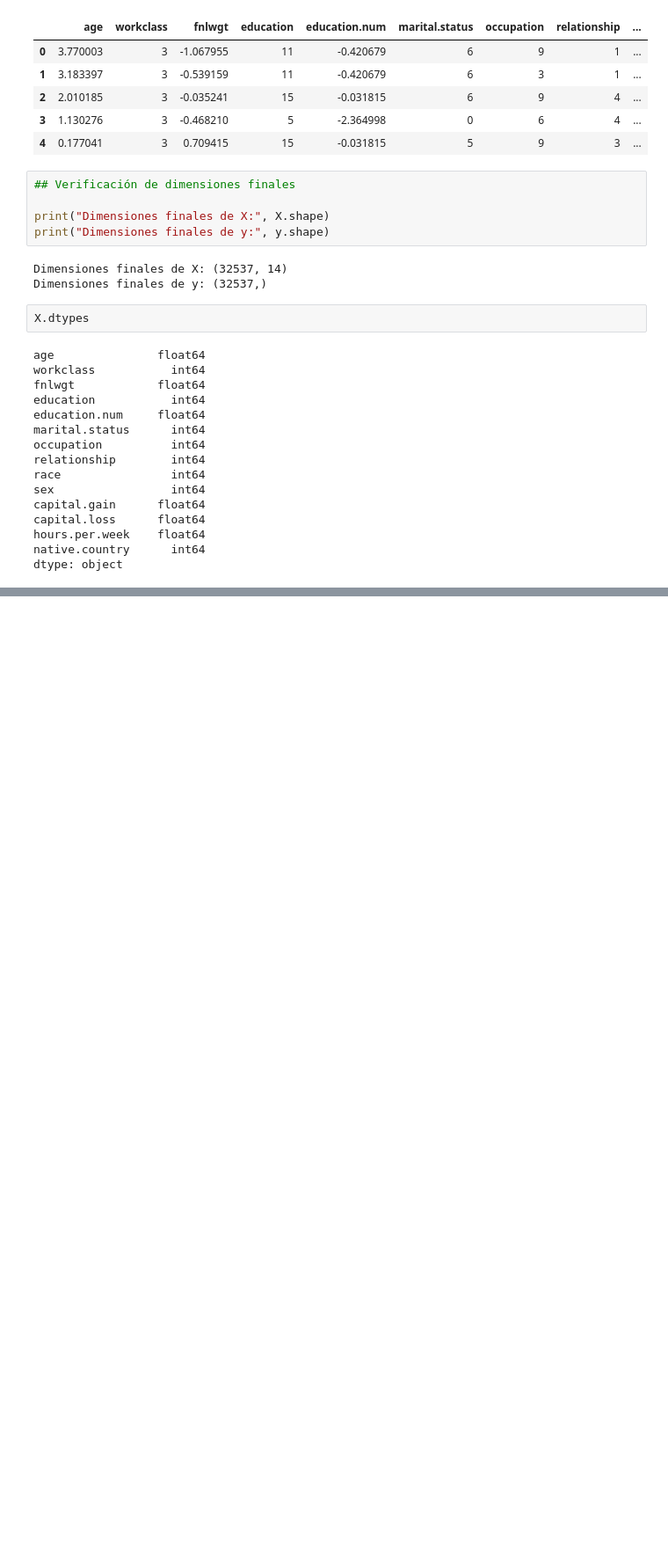
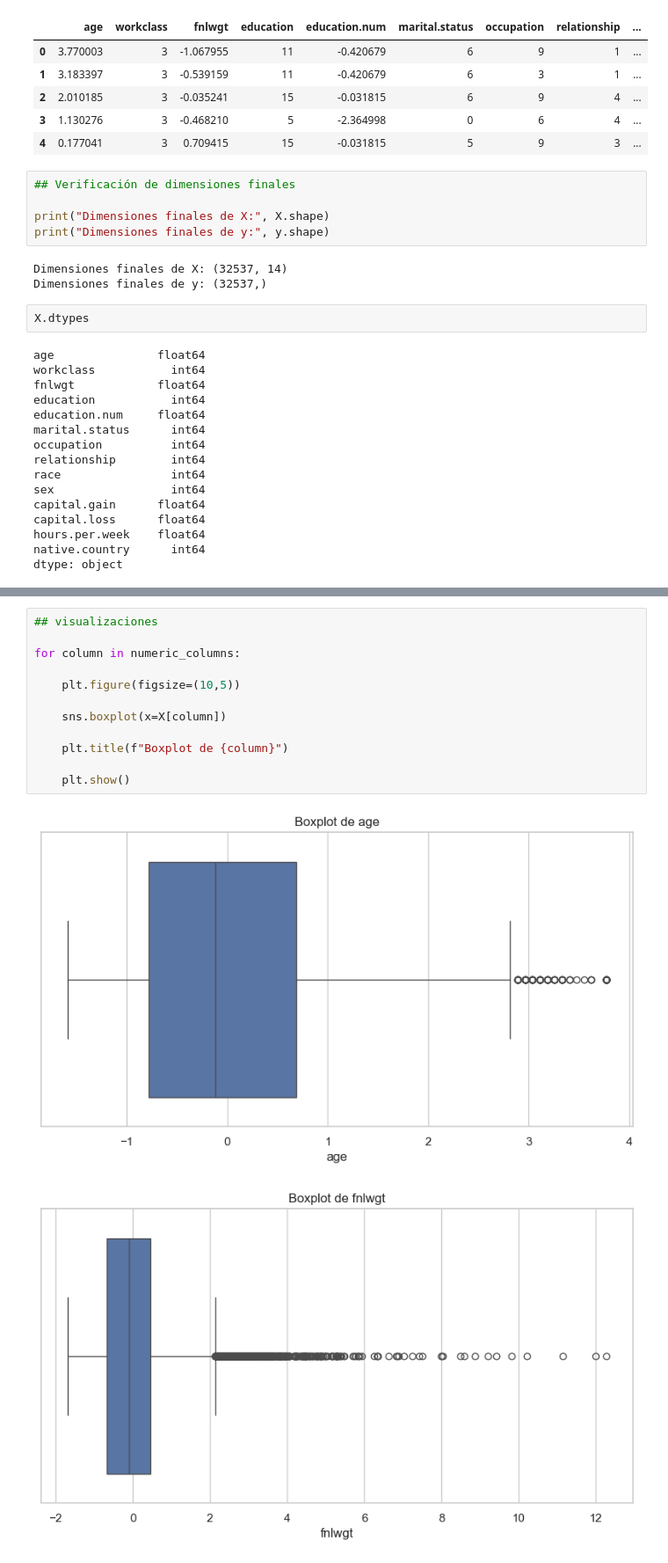
Before and after one commit to agabrielMej/laboratorio_10_MD, a Jupyter notebook: notebooks/labo_10.ipynb, the cells around one changed output, grey strips where cells are left out. Shown at 88% size. Drawn from its saved outputs; the diff is of its cells as text; blank space fills up the shorter version.

Commit message:
se termina la fase y se agregan tablas visuales para poder analisar mejor los datos

```diff
--- a/notebooks/labo_10.ipynb
+++ b/notebooks/labo_10.ipynb
@@ -470,3 +470,18 @@ X.describe()
 | 50% | -1.162616e-01 | 3.000000 | -1.082361e-01 | 11.000000 | -3.181473e-02 | 2.000000 | 6.000000 | 1.000000 | ... |
 | 75% | 6.903217e-01 | 3.000000 | 4.472760e-01 | 12.000000 | 7.459132e-01 | 4.000000 | 9.000000 | 3.000000 | ... |
 | max | 3.770003e+00 | 7.000000 | 1.226778e+01 | 15.000000 | 2.301369e+00 | 6.000000 | 13.000000 | 5.000000 | ... |
+# %%
+## visualizaciones
+
+for column in numeric_columns:
+
+    plt.figure(figsize=(10,5))
+
+    sns.boxplot(x=X[column])
+
+    plt.title(f"Boxplot de {column}")
+
+    plt.show()
+# %% [output]
+[figure, added]
+[figure, added]
```
Also changed, not shown: parts of 5 cells of this notebook.
